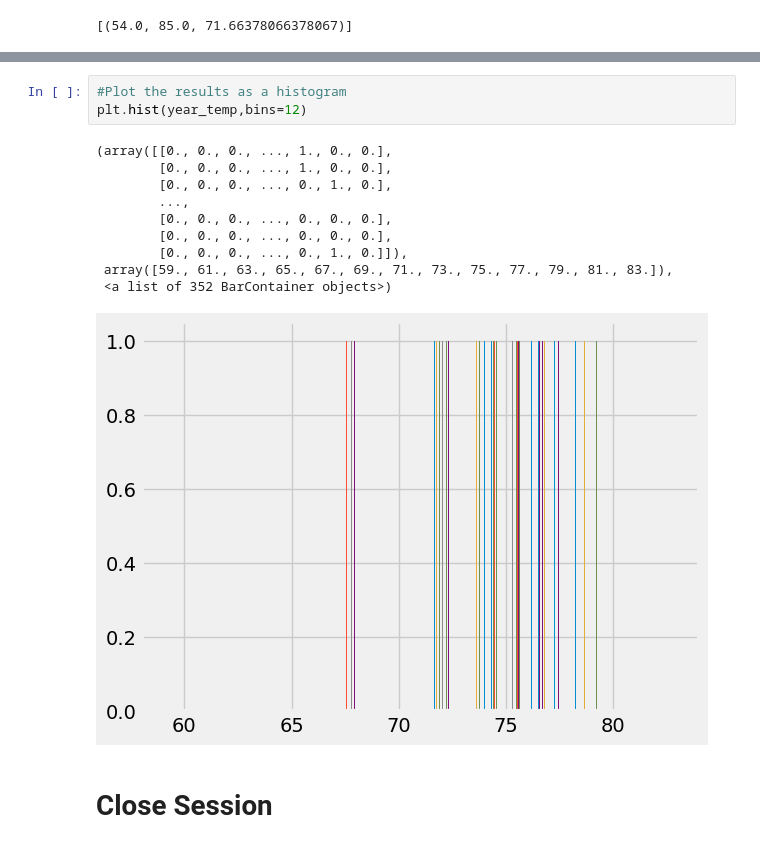
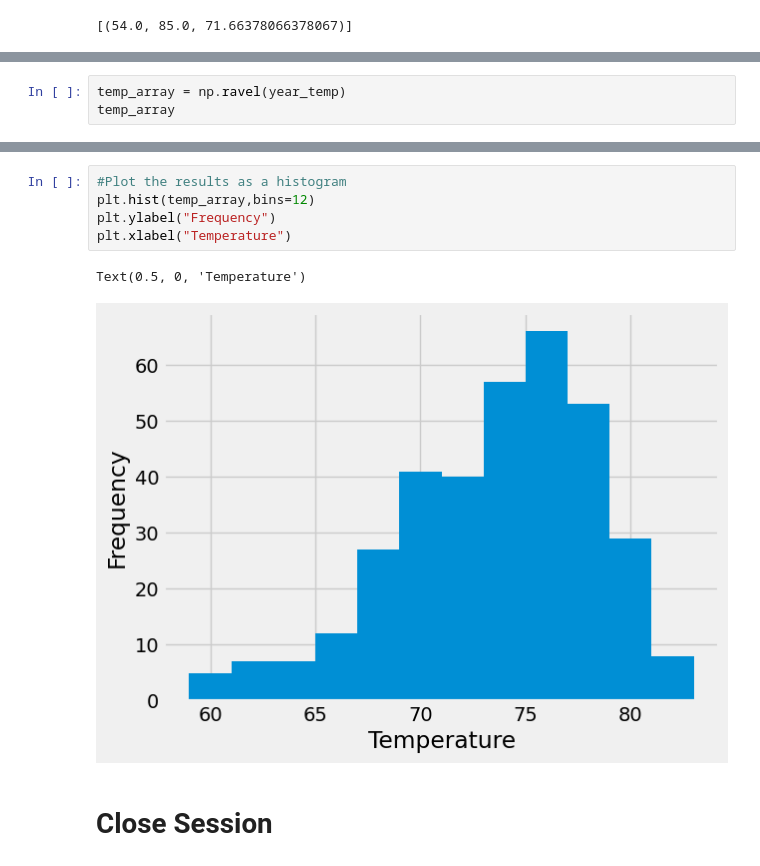
Before and after one commit to MunroeLeif/sqlalchemy-challenge, a Jupyter notebook: climate_working.ipynb, the cells around one changed output, grey strips where cells are left out. Drawn from its saved outputs; the diff is of its cells as text.

```diff
--- a/climate_working.ipynb
+++ b/climate_working.ipynb
@@ -189,3 +189,6 @@ year_temp
  (76.0,),
  (76.0,),
  (79.0,)]
+# %%
+temp_array = np.ravel(year_temp)
+temp_array
@@ -192,17 +213,11 @@ year_temp
 # %%
 #Plot the results as a histogram
-plt.hist(year_temp,bins=12)
+plt.hist(temp_array,bins=12)
+plt.ylabel("Frequency")
+plt.xlabel("Temperature")
 # %% [output]
-(array([[0., 0., 0., ..., 1., 0., 0.],
-        [0., 0., 0., ..., 1., 0., 0.],
-        [0., 0., 0., ..., 0., 1., 0.],
-        ...,
-        [0., 0., 0., ..., 0., 0., 0.],
-        [0., 0., 0., ..., 0., 0., 0.],
-        [0., 0., 0., ..., 0., 1., 0.]]),
- array([59., 61., 63., 65., 67., 69., 71., 73., 75., 77., 79., 81., 83.]),
- <a list of 352 BarContainer objects>)
+Text(0.5, 0, 'Temperature')
-[figure, old version]
+[figure, new version]
 # %% [markdown]
 # Close Session
 # %%
```
Also changed, not shown: parts of 1 cell of this notebook, 1 other file.
